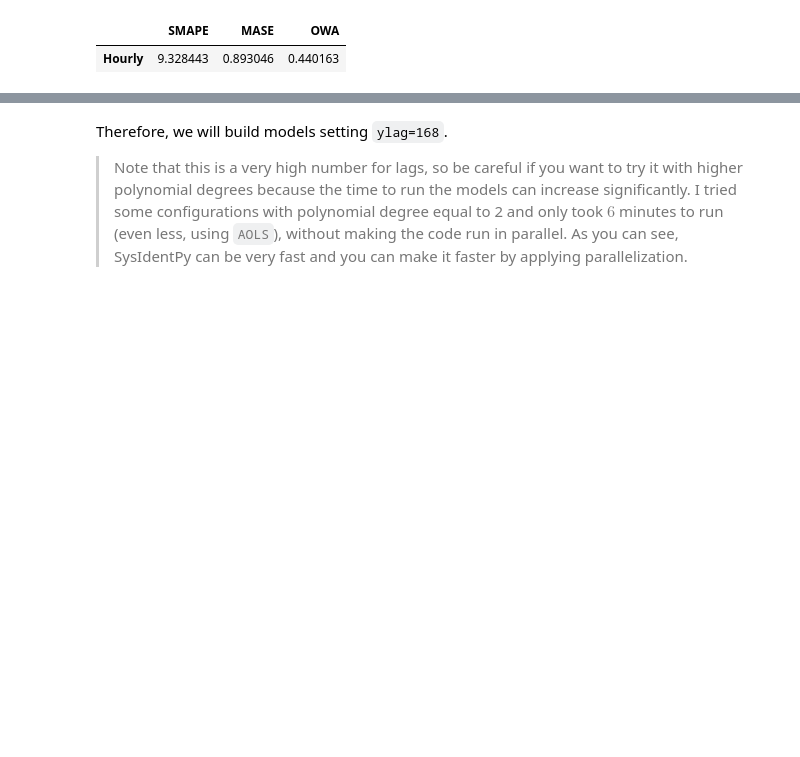
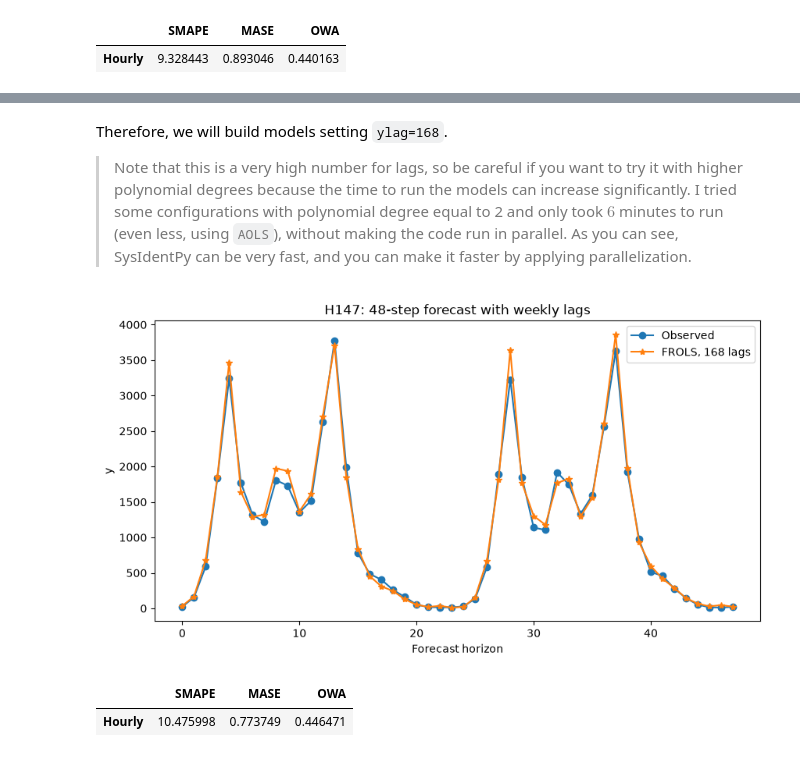
Before and after one commit to wilsonrljr/sysidentpy, a Jupyter notebook: examples/m4-benchmark.ipynb, the cells around one changed output, grey strips where cells are left out. Cells and saved outputs as stored; diff of their text form; code cells hidden in the pictures; blank space fills up the shorter version.

```diff
--- a/examples/m4-benchmark.ipynb
+++ b/examples/m4-benchmark.ipynb
@@ -206,4 +230,62 @@ plt.show()
 # %% [markdown]
 Therefore, we will build models setting `ylag=168`.
 
-> Note that this is a very high number for lags, so be careful if you want to try it with higher polynomial degrees because the time to run the models can increase significantly. I tried some configurations with polynomial degree equal to 2 and only took $6$ minutes to run (even less, using `AOLS`), without making the code run in parallel. As you can see, SysIdentPy can be very fast and you can make it faster by applying parallelization.
+> Note that this is a very high number for lags, so be careful if you want to try it with higher polynomial degrees because the time to run the models can increase significantly. I tried some configurations with polynomial degree equal to 2 and only took $6$ minutes to run (even less, using `AOLS`), without making the code run in parallel. As you can see, SysIdentPy can be very fast, and you can make it faster by applying parallelization.
+# %%
+r = []
+ds_test = list(range(701, 749))
+for u_id, data in train.groupby("unique_id", observed=True):
+    y_id = data["y"].values.reshape(-1, 1)
+    basis_function = Polynomial(degree=1)
+    model = FROLS(
+        ylag=168,
+        estimator=LeastSquares(),
+        basis_function=basis_function,
+        model_type="NAR",
+    )
+    try:
+        model.fit(y=y_id)
+        y_val = y_id[-model.max_lag :].reshape(-1, 1)
+        y_hat = model.predict(y=y_val, forecast_horizon=48)
+        forecast = y_hat[model.max_lag :].ravel()
+        if forecast.shape != (48,) or not np.isfinite(forecast).all():
+            raise RuntimeError(f"Invalid 48-step forecast for {u_id}.")
+        r.append(
+            [
+                [u_id] * 48,
+                ds_test,
+                forecast,
+            ]
+        )
+    except Exception as exc:
+        raise RuntimeError(f"Forecasting failed for {u_id}.") from exc
+
+results_1 = pd.DataFrame(r, columns=["unique_id", "ds", "NARMAX_1"]).explode(
+    ["unique_id", "ds", "NARMAX_1"]
+)
+results_1["NARMAX_1"] = results_1["NARMAX_1"].astype(float)  # .clip(lower=10)
+expected_ids = train["unique_id"].drop_duplicates().tolist()
+pivot_df = results_1.pivot(
+    index="unique_id", columns="ds", values="NARMAX_1"
+).reindex(expected_ids)
+results = pivot_df.to_numpy()
+if len(expected_ids) != 414 or results.shape != (414, 48):
+    raise RuntimeError("The M4 hourly evaluation requires 414 complete forecasts.")
+if not np.isfinite(results).all():
+    raise RuntimeError("The M4 forecast matrix contains non-finite values.")
+weekly_evaluation = M4Evaluation.evaluate("data", "Hourly", results)
+h147_index = expected_ids.index("H147")
+h147_observed = test.loc[test["unique_id"] == "H147", "y_test"].to_numpy()
+fig, ax = plt.subplots(figsize=(10, 5))
+ax.plot(h147_observed, "o-", label="Observed")
+ax.plot(results[h147_index], "*-", label="FROLS, 168 lags")
+ax.set_title("H147: 48-step forecast with weekly lags")
+ax.set_xlabel("Forecast horizon")
+ax.set_ylabel("y")
+ax.legend()
+plt.show()
+weekly_evaluation
+# %% [output]
+[figure, added]
+|  | SMAPE | MASE | OWA |
+| Hourly | 10.475998 | 0.773749 | 0.446471 |
```
Also changed, not shown: parts of 14 cells of this notebook, 2 other files.
